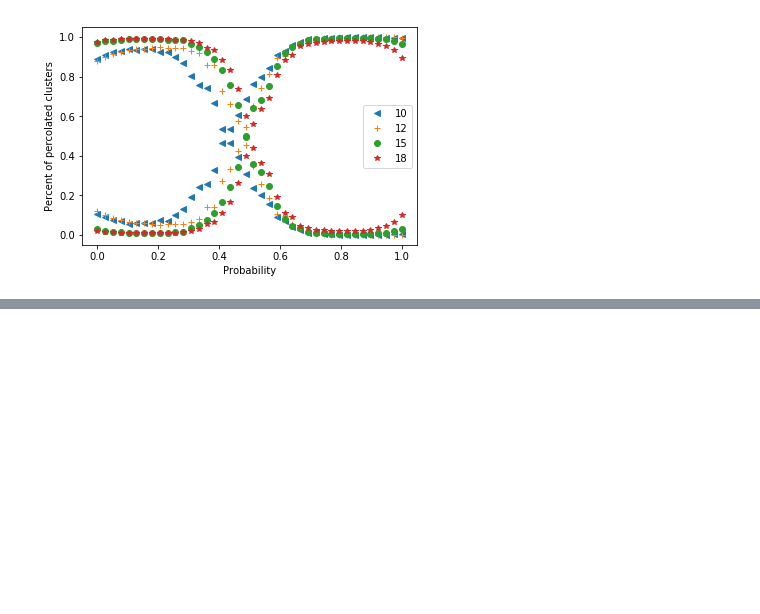
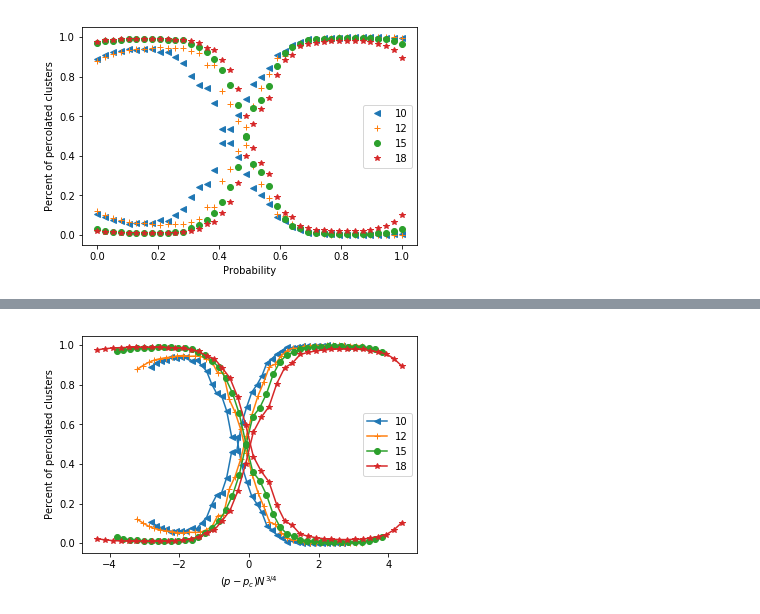
Before and after one commit to nahumsa/Percolation, a Jupyter notebook: Percolation_ML.ipynb, the cells around one changed output, grey strips where cells are left out. Saved outputs shown, nothing was run; the diff lists cells and outputs as text; code cells hidden in the pictures; blank space fills up the shorter version.

```diff
--- a/Percolation_ML.ipynb
+++ b/Percolation_ML.ipynb
@@ -341,0 +392,13 @@ plt.show()
+# %%
+P = P + popt[1]
+# %%
+N_exp = N**(0.75)
+for i in range(len(P)):
+    plt.plot(P[i]*N_exp[i],P_1[i],  linestyle = '-', color = 'C' + str(i), marker = markers[i], label = str(N[i]))
+    plt.plot(P[i]*N_exp[i],P_2[i],  linestyle = '-', color = 'C' + str(i), marker = markers[i])
+plt.legend()
+plt.xlabel(r'$(p-p_c) N^{3/4}$')
+plt.ylabel('Percent of percolated clusters')
+plt.show()
+# %% [output]
+[figure, added]
```
Also changed, not shown: parts of 9 cells of this notebook, 8 other files.
